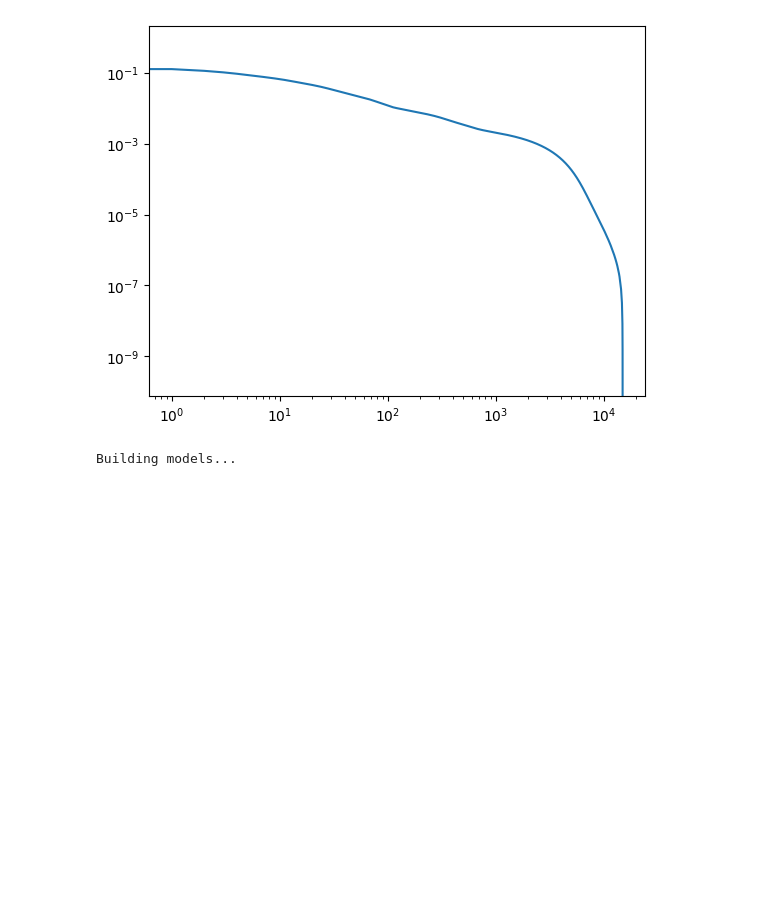
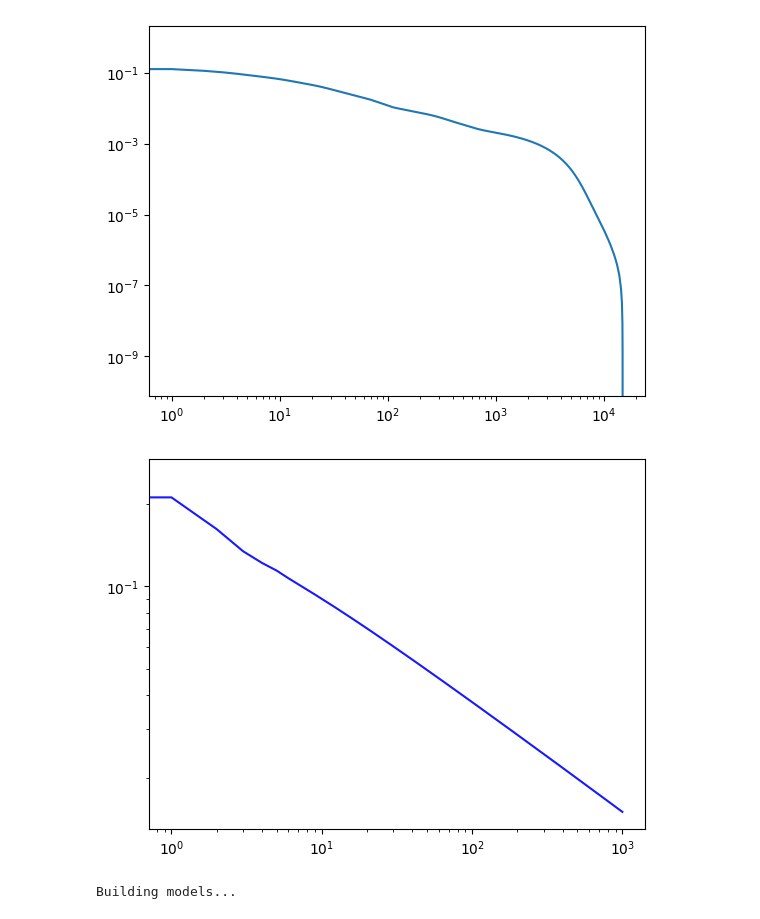
Before and after one commit to yy214/cluster-for-opt, a Jupyter notebook: clustering_for_opt.ipynb, the cells around one changed output. Saved outputs shown, nothing was run; the diff lists cells and outputs as text; code cells hidden in the pictures; blank space fills up the shorter version.

```diff
--- a/clustering_for_opt.ipynb
+++ b/clustering_for_opt.ipynb
@@ -275,3 +317,9 @@ iid_dataloader = DataLoader(dataset, BATCH_SIZE, sampler=iid_sampler)
+# %%
+plot_mult_iter(sgd_sols, opt_val, color="blue", label=None)
+plt.loglog()
+plt.show()
+# %% [output]
+[figure, added]
 # %%
 svrg_time, svrg_sol, _ = svrg(clone_model(base_model, clustered_data),
                 regress_criterion,
```
Also changed, not shown: parts of 23 cells of this notebook, 17 other files.
